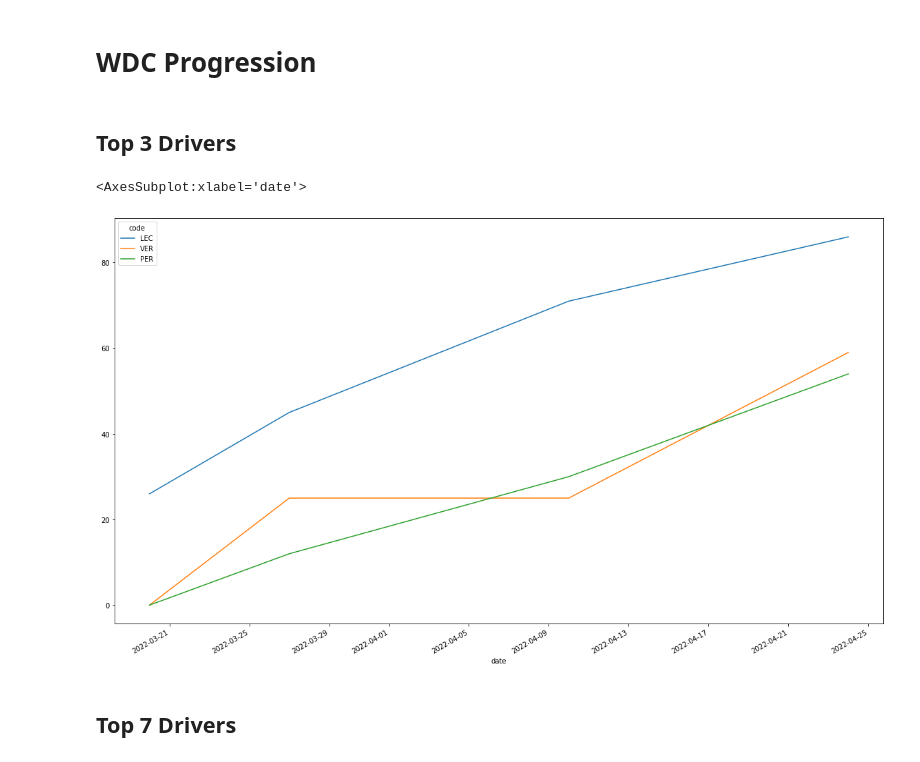
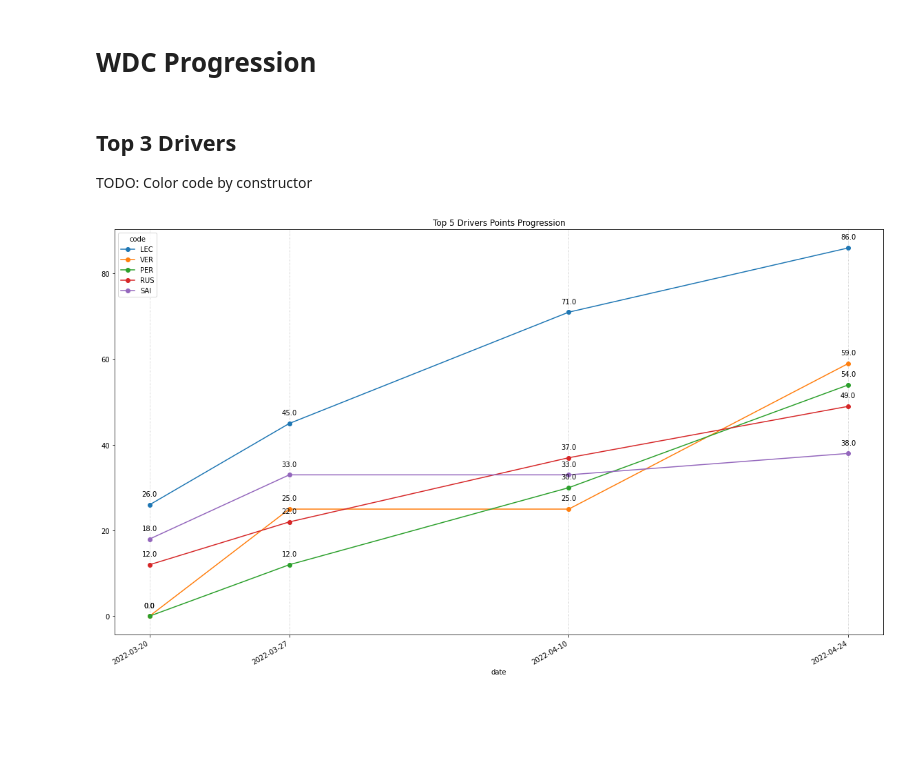
Before and after one commit to meunomemauricio/f1_data, a Jupyter notebook: notebooks/2022.ipynb, the cells around one changed output. Cells and saved outputs as stored; diff of their text form; code cells hidden in the pictures; blank space fills up the shorter version.

Commit message:
Improve plot

```diff
--- a/notebooks/2022.ipynb
+++ b/notebooks/2022.ipynb
@@ -29,14 +29,21 @@ df = pd.read_sql(
 )
 # %% [markdown]
 ## Top 3 Drivers
+
+TODO: Color code by constructor
 # %%
-top_3 = df[df.index == df.index.max()].nlargest(3, columns="points")["code"]
-df.pivot(index=None, columns="code", values="points").plot(
-  y=top_3,
+top_5 = df[df.index == df.index.max()].nlargest(5, columns="points")["code"]
+pivot = df.pivot(index=None, columns="code", values="points")
+ax = pivot.plot(
+  y=top_5,
+  title="Top 5 Drivers Points Progression",
+  marker="o",
   figsize=(20,12),
 )
+ax.set_xticks(pivot.index)
+ax.grid(visible=True, which="major", axis="x", linestyle="dotted")
+for driver in top_5:
+  for d, p in pivot[driver].items():
+    ax.text(d, p+2, f"{p}", ha="center")
 # %% [output]
-<AxesSubplot:xlabel='date'>
-[figure, old version]
+[figure, new version]
-# %% [markdown]
-## Top 7 Drivers
```
Also changed, not shown: parts of 1 cell of this notebook.
